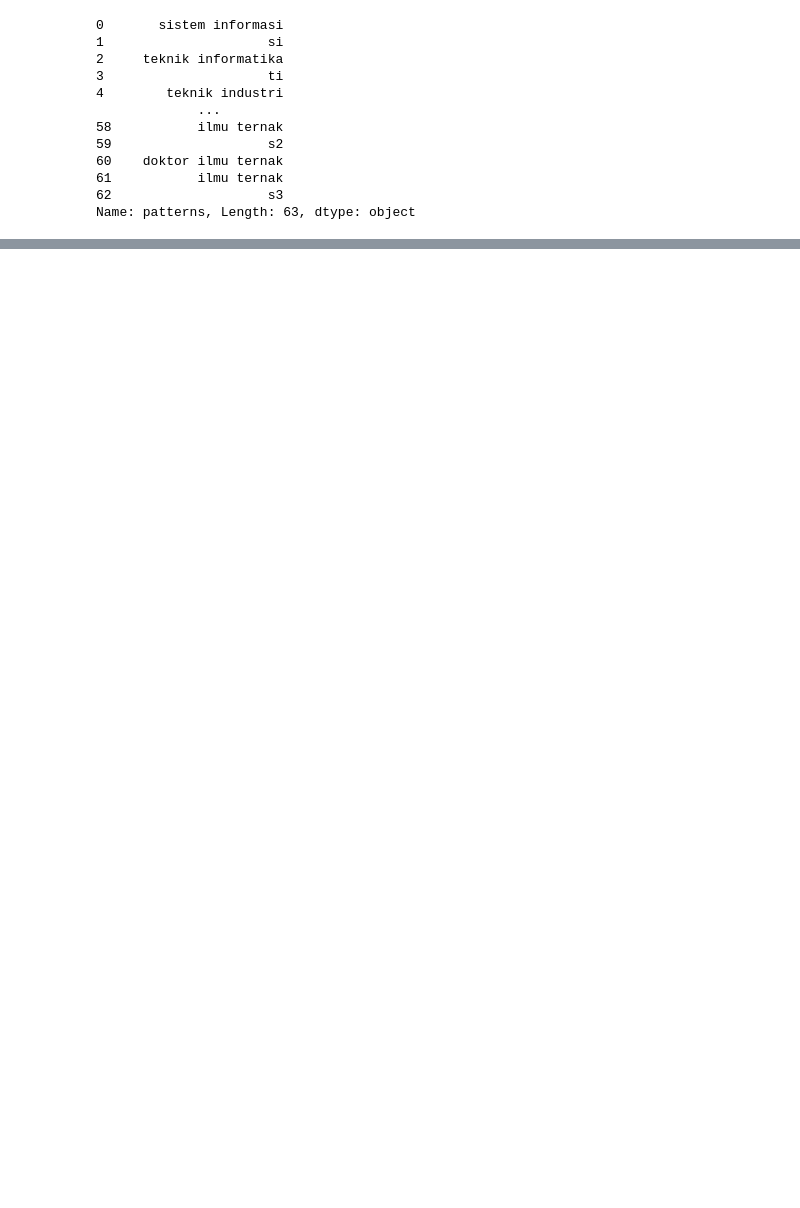
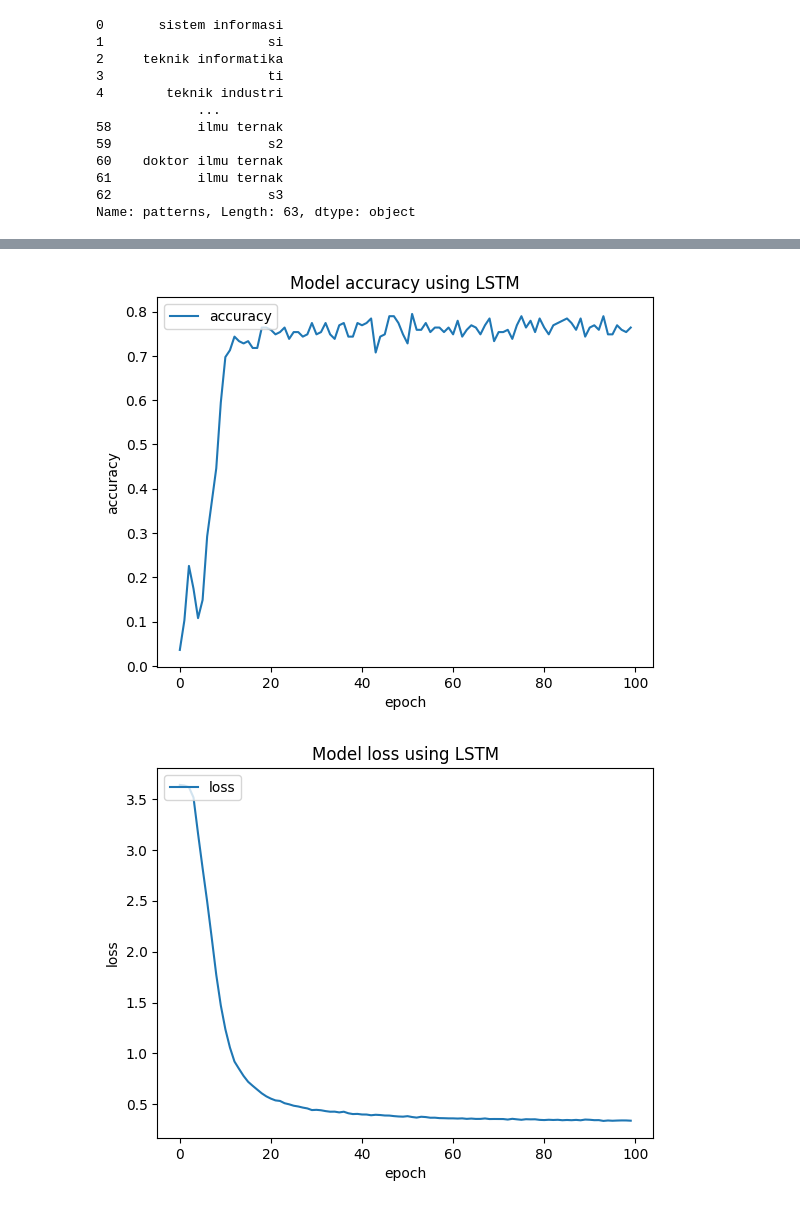
Before and after one commit to AndiAlifs/sistem_cerdas_chatbot_selma, a Jupyter notebook: main.ipynb, the cells around one changed output, grey strips where cells are left out. Saved outputs shown, nothing was run; the diff lists cells and outputs as text; code cells hidden in the pictures; blank space fills up the shorter version.

```diff
--- a/main.ipynb
+++ b/main.ipynb
@@ -480,0 +686,15 @@ prodi ['kedokteran']
+# %%
+#training the model using LSTM
+from keras.layers import LSTM
+
+model = Sequential()
+model.add(LSTM(256, input_shape=(1, DOC_X.shape[1]), return_sequences=True))
+model.add(LSTM(128, return_sequences=True))
+model.add(LSTM(64, return_sequences=False))
+model.add(Dense(DOC_Y.shape[1], activation='softmax'))
+
+model.compile(loss='categorical_crossentropy', optimizer='adam', metrics=['accuracy'])
+model.fit(X_train.reshape(X_train.shape[0], 1, X_train.shape[1]),
+            Y_train,
+            epochs=100,
+            batch_size=8)
@@ -480,0 +720,21 @@ prodi ['kedokteran']
+# %%
+#plot accuracy
+import matplotlib.pyplot as plt
+
+plt.title('Model accuracy using LSTM')
+plt.plot(model.history.history['accuracy'])
+plt.ylabel('accuracy')
+plt.xlabel('epoch')
+plt.legend(['accuracy'], loc='upper left')
+plt.show()
+
+# plot loss
+plt.title('Model loss using LSTM')
+plt.plot(model.history.history['loss'])
+plt.ylabel('loss')
+plt.xlabel('epoch')
+plt.legend(['loss'], loc='upper left')
+plt.show()
+# %% [output]
+[figure, added]
+[figure, added]
```
Also changed, not shown: parts of 29 cells of this notebook, 3 other files.
